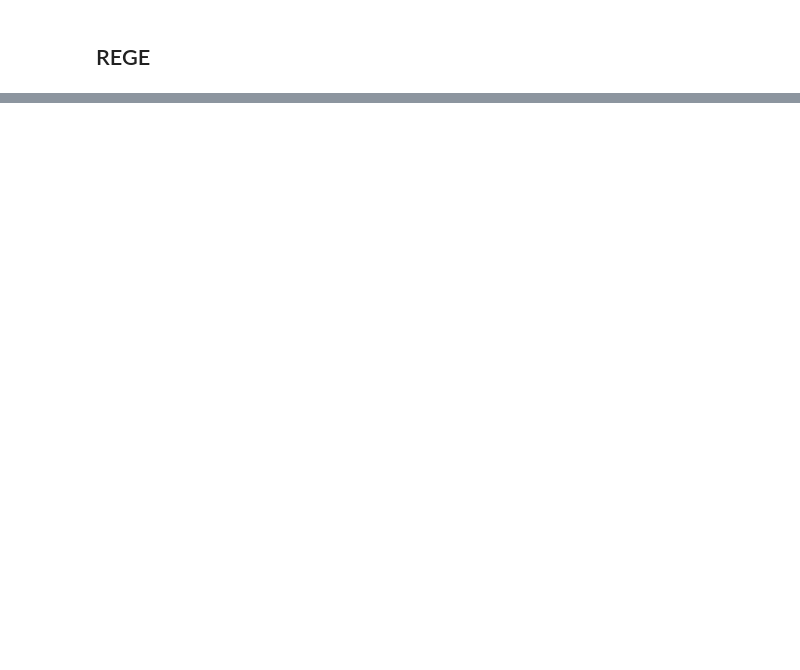
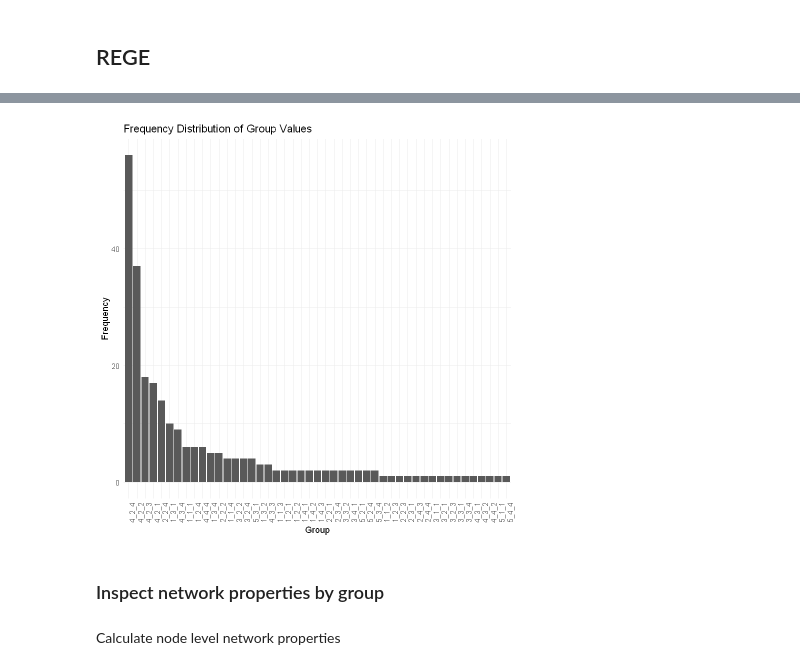
Before and after one commit to babiyivan/network-role-mining, a Jupyter notebook: analysis-regular.ipynb, the cells around one changed output, grey strips where cells are left out. Drawn from its saved outputs; the diff is of its cells as text; code cells hidden in the pictures; blank space fills up the shorter version.

```diff
--- a/analysis-regular.ipynb
+++ b/analysis-regular.ipynb
@@ -170,0 +190,3 @@ Saving 7 x 7 in image
+# %%
+rege_clu <- readRDS('results/rege/rege-253-clustering-update.rds')
+mem_rege <- rege_clu$membership
@@ -170,0 +242,20 @@ Saving 7 x 7 in image
+# %%
+group_freq <- mem_rege %>%
+  count(group)
+
+# Plot the frequency distribution of the values in the 'group' column, sorted by frequency
+ggplot(group_freq, aes(x = fct_reorder(group, n, .desc = TRUE), y = n)) +
+  geom_bar(stat = 'identity') +
+  labs(
+    title = 'Frequency Distribution of Group Values',
+    x = 'Group',
+    y = 'Frequency'
+  ) +
+  theme_minimal() +
+  theme(axis.text.x = element_text(angle = 90, hjust = 1))
+# %% [output]
+[figure, added]
+# %% [markdown]
+### Inspect network properties by group
+# %% [markdown]
+Calculate node level network properties
```
Also changed, not shown: parts of 18 cells of this notebook, 2 other files.
